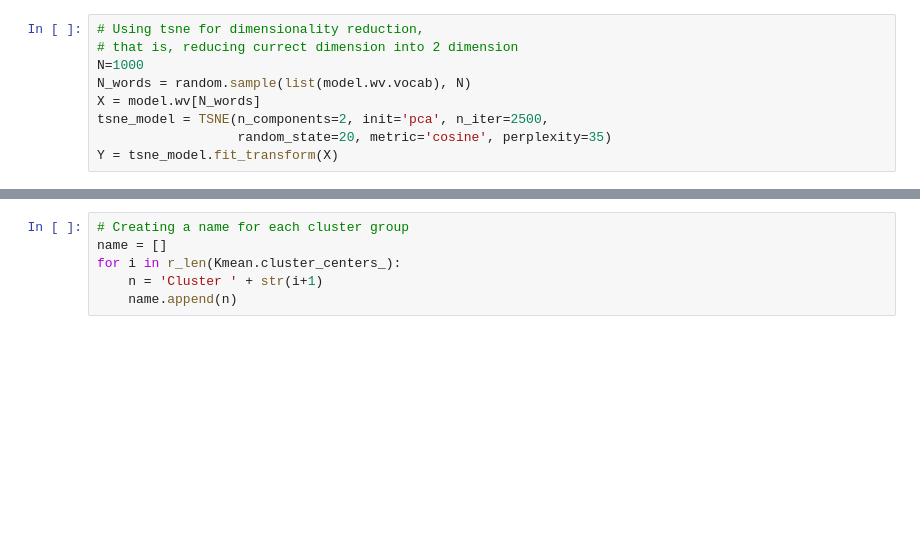
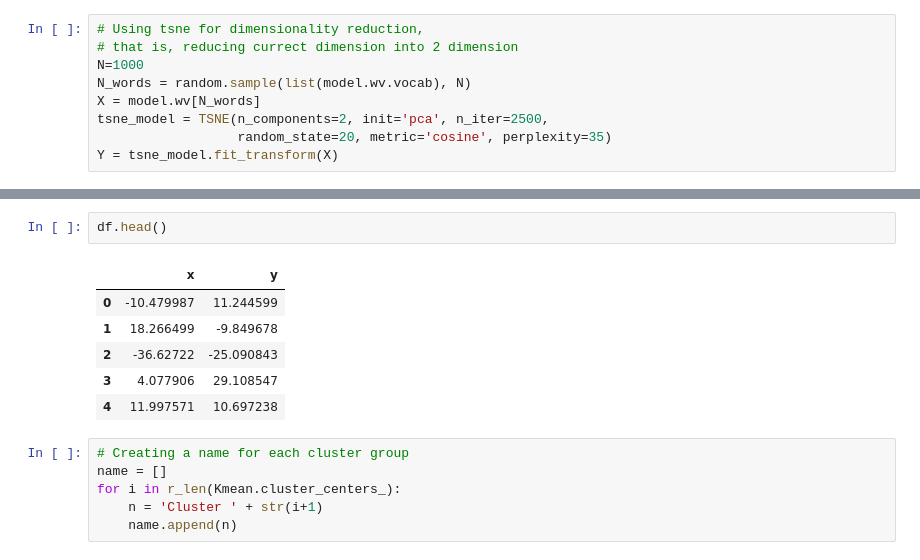
Before and after one commit to medojedik/Word2Vector-Project, a Jupyter notebook: Word2Vector-Project.ipynb, the cells around one changed output, grey strips where cells are left out. Saved outputs shown, nothing was run; the diff lists cells and outputs as text; blank space fills up the shorter version.

```diff
--- a/Word2Vector-Project.ipynb
+++ b/Word2Vector-Project.ipynb
@@ -413,3 +419,12 @@ Kmean = Kmean.fit(Y)
+# %%
+df.head()
+# %% [output]
+|  | x | y |
+| 0 | -10.479987 | 11.244599 |
+| 1 | 18.266499 | -9.849678 |
+| 2 | -36.62722 | -25.090843 |
+| 3 | 4.077906 | 29.108547 |
+| 4 | 11.997571 | 10.697238 |
 # %%
 # Creating a name for each cluster group
 name = []
```
Also changed, not shown: parts of 9 cells of this notebook.
